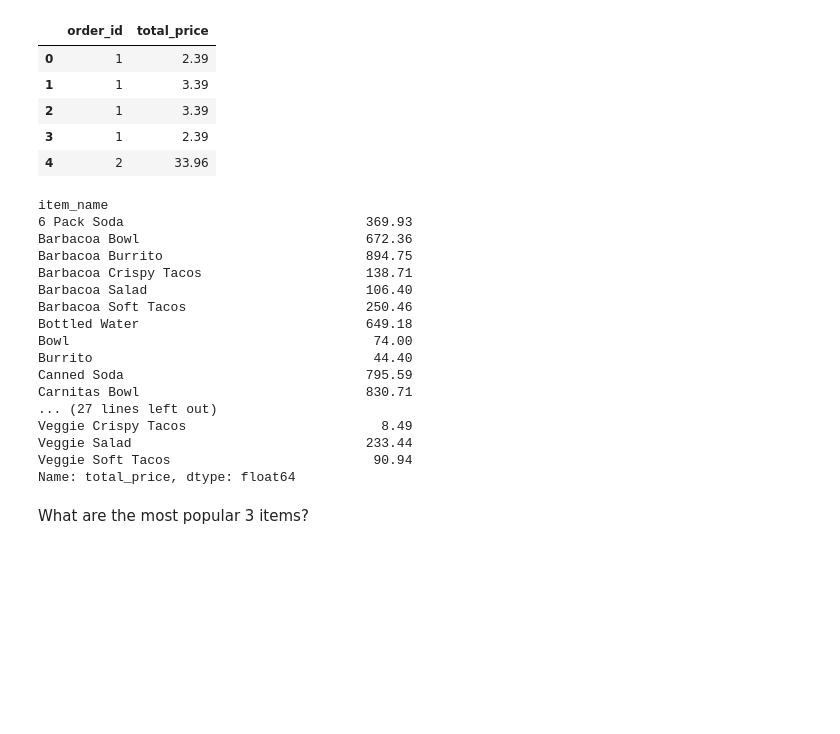
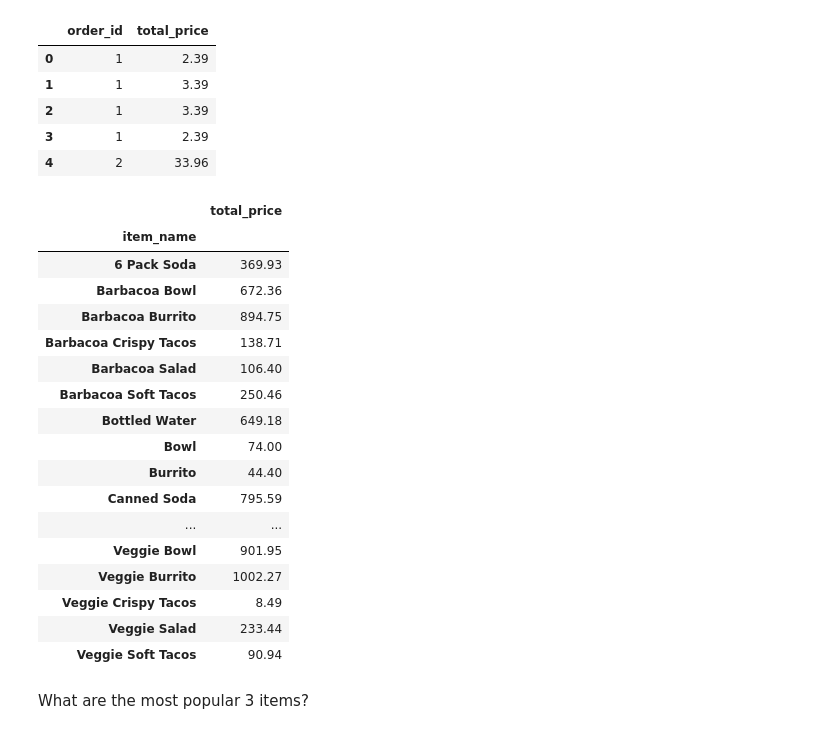
Before and after one commit to Promeos/numpy-pandas-visualization-exercises, a Jupyter notebook: advanced_dataframes.ipynb, the cells around one changed output. Cells and saved outputs as stored; diff of their text form; code cells hidden in the pictures; blank space fills up the shorter version.

```diff
--- a/advanced_dataframes.ipynb
+++ b/advanced_dataframes.ipynb
@@ -398,25 +405,26 @@ df_chipotle[['order_id','total_price']].head()
 | 3 | 1 | 2.39 |
 | 4 | 2 | 33.96 |
 # %%
-df_chipotle.groupby(by=['item_name'])['total_price'].sum()
+df_chipotle.groupby(by=['item_name'])[['total_price']].sum()
 # %% [output]
-item_name
-6 Pack Soda                               369.93
-Barbacoa Bowl                             672.36
-Barbacoa Burrito                          894.75
-Barbacoa Crispy Tacos                     138.71
-Barbacoa Salad                            106.40
-Barbacoa Soft Tacos                       250.46
-Bottled Water                             649.18
-Bowl                                       74.00
-Burrito                                    44.40
-Canned Soda                               795.59
-Carnitas Bowl                             830.71
-... (27 lines left out)
-Veggie Crispy Tacos                         8.49
-Veggie Salad                              233.44
-Veggie Soft Tacos                          90.94
-Name: total_price, dtype: float64
+|  | total_price |
+| item_name |  |
+| 6 Pack Soda | 369.93 |
+| Barbacoa Bowl | 672.36 |
+| Barbacoa Burrito | 894.75 |
+| Barbacoa Crispy Tacos | 138.71 |
+| Barbacoa Salad | 106.40 |
+| Barbacoa Soft Tacos | 250.46 |
+| Bottled Water | 649.18 |
+| Bowl | 74.00 |
+| Burrito | 44.40 |
+| Canned Soda | 795.59 |
+| ... | ... |
+| Veggie Bowl | 901.95 |
+| Veggie Burrito | 1002.27 |
+| Veggie Crispy Tacos | 8.49 |
+| Veggie Salad | 233.44 |
+| Veggie Soft Tacos | 90.94 |
 # %% [markdown]
 What are the most popular 3 items?
 # %%
```
Also changed, not shown: parts of 7 cells of this notebook.
